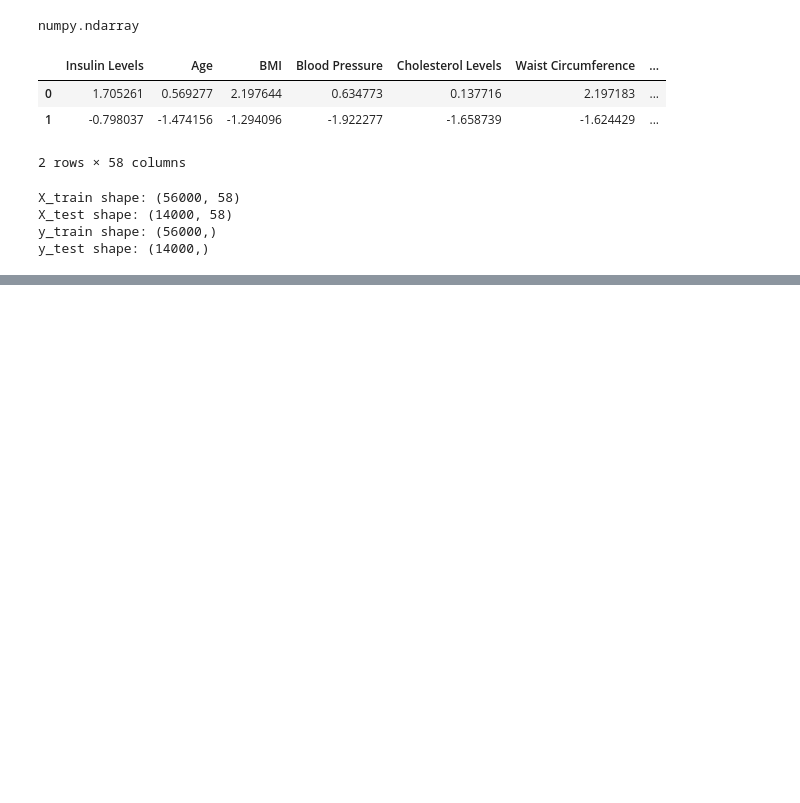
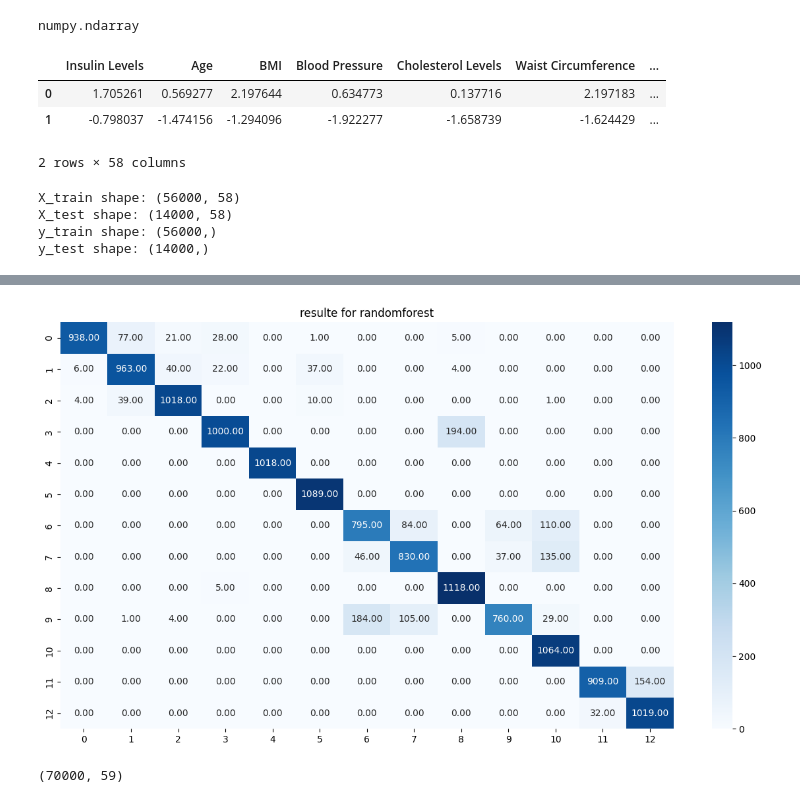
Before and after one commit to SaherHassaballa/Disease_analysis_prediction, a Jupyter notebook: analysis.ipynb, the cells around one changed output, grey strips where cells are left out. Cells and saved outputs as stored; diff of their text form; code cells hidden in the pictures; blank space fills up the shorter version.

Commit message:
modeling

```diff
--- a/analysis.ipynb
+++ b/analysis.ipynb
@@ -253,0 +255,3 @@ model_forest.fit(x_train , y_train)
+# %%
+y_pred = model_forest.predict(x_test)
+y_pred[:10] , list(y_test[:10])
@@ -253,0 +289,13 @@ model_forest.fit(x_train , y_train)
+# %%
+cm = confusion_matrix(y_test,y_pred)
+
+plt.figure(figsize=((15, 8)))
+sns.heatmap(cm , annot = True , cmap="Blues" , fmt = ".2f")
+plt.title('resulte for randomforest')
+plt.show()
+# %% [output]
+[figure, added]
+# %%
+df_encoded.shape
+# %% [output]
+(70000, 59)
```
Also changed, not shown: parts of 20 cells of this notebook, 18 other files.
